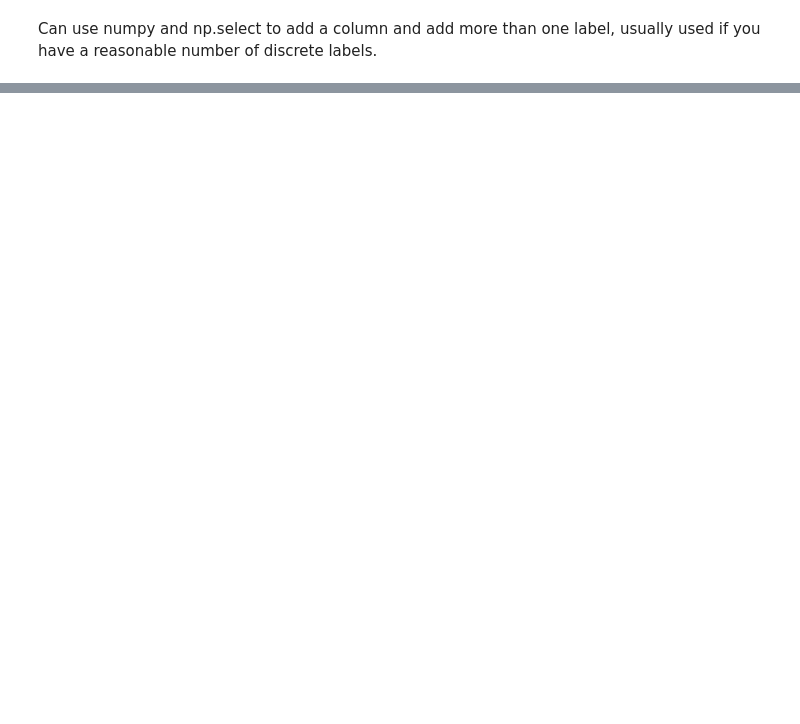
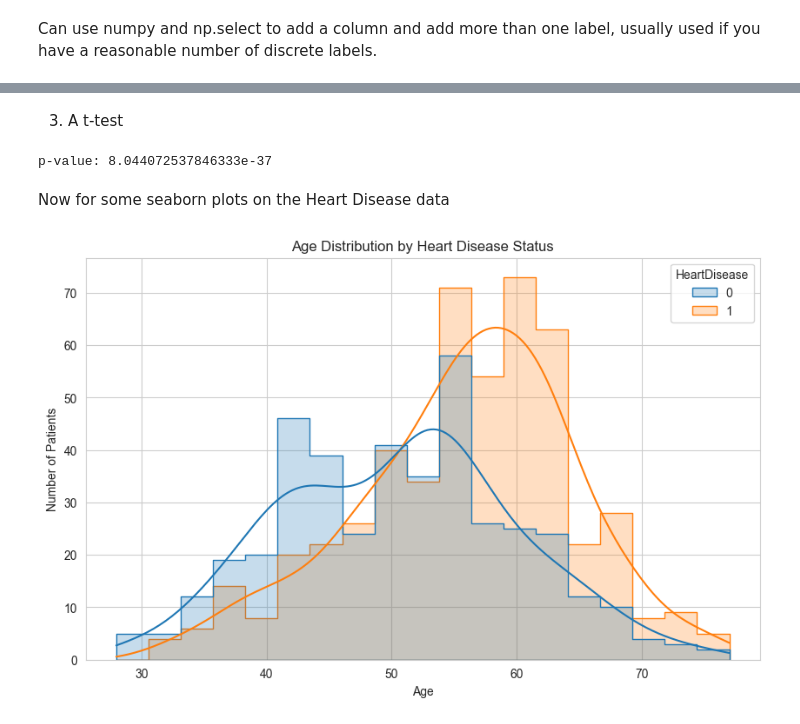
Before and after one commit to joshgitneve/heart-disease-analysis, a Jupyter notebook: heart_disease_exploration.ipynb, the cells around one changed output, grey strips where cells are left out. Saved outputs shown, nothing was run; the diff lists cells and outputs as text; code cells hidden in the pictures; blank space fills up the shorter version.

```diff
--- a/heart_disease_exploration.ipynb
+++ b/heart_disease_exploration.ipynb
@@ -917,0 +1007,36 @@ at_risk[at_risk['Age'] > 65]
+# %% [markdown]
+3. A t-test
+# %%
+from scipy import stats
+
+diagnosed_hr = df[df['HeartDisease'] == 1]['MaxHR']
+clear_hr = df[df['HeartDisease'] == 0]['MaxHR']
+
+# t-test compares means of two groups
+t_stat, p_value = stats.ttest_ind(diagnosed_hr, clear_hr)
+print(f"p-value: {p_value}")
+# %% [output]
+p-value: 8.044072537846333e-37
+# %% [markdown]
+Now for some seaborn plots on the Heart Disease data
+# %%
+# seaborn histplot
+plt.figure()
+#seaborn's histplot is ,ore powerful than matplotlib's hist
+# hue splits the data by a categorical variabk and colours accordingly
+# kde=True adds a smooth curve showing the distribution shape (kernel density estimate)
+# element='step' makes the bars outlined rather than filled - cleaner when overlapping
+sns.histplot(
+    data=df,
+    x='Age',
+    hue='HeartDisease',
+    kde=True,
+    element='step'
+)
+
+plt.title('Age Distribution by Heart Disease Status')
+plt.xlabel('Age')
+plt.ylabel('Number of Patients')
+plt.show()
+# %% [output]
+[figure, added]
```
Also changed, not shown: parts of 96 cells of this notebook, 1 other file.
